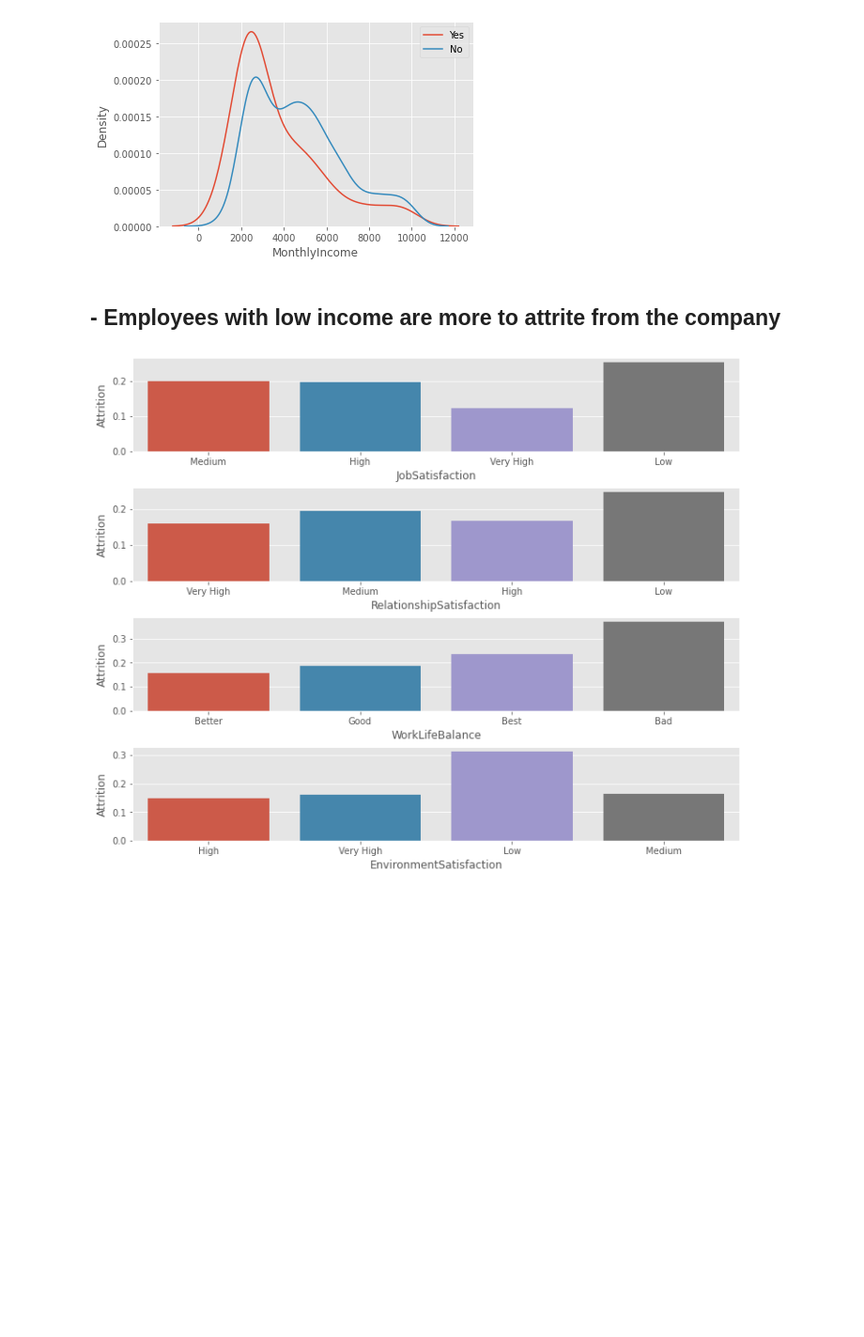
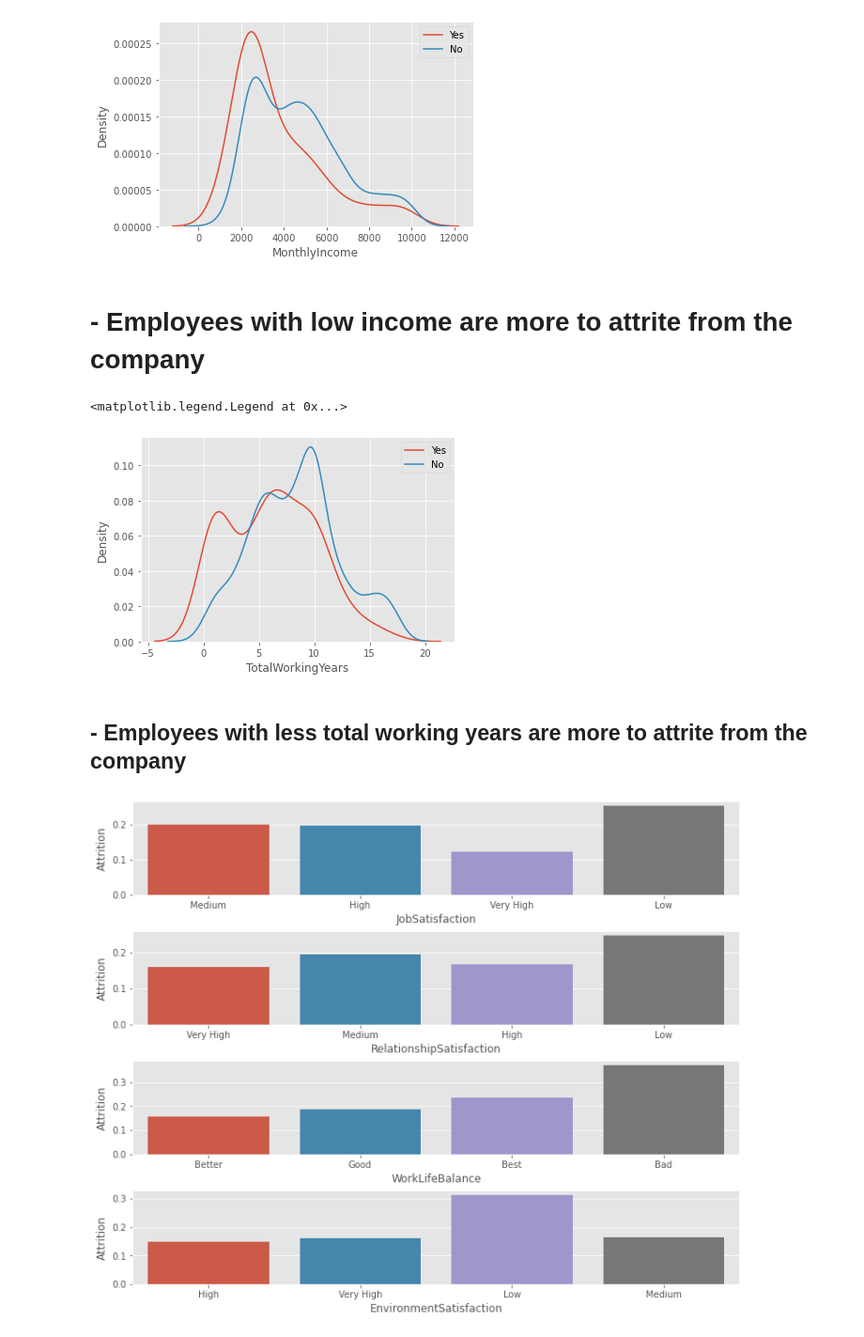
Before and after one commit to asaadalbusaidi/PythonProject1, a Jupyter notebook: Python Project.ipynb, the cells around one changed output. Shown: that part at 94% size. Drawn from its saved outputs; the diff is of its cells as text; code cells hidden in the pictures; blank space fills up the shorter version.

Commit message:
Adding kdeplot
Adding kdeplot for total working years.

```diff
--- a/Python Project.ipynb
+++ b/Python Project.ipynb
@@ -521,8 +521,17 @@ plt.legend(('Yes', 'No'))
 # %% [output]
 <matplotlib.legend.Legend at 0x...>
 [figure]
+# %% [markdown]
+# - Employees with low income are more to attrite from the company
+# %%
+sns.kdeplot(Attrition_Y.TotalWorkingYears)
+sns.kdeplot(Attrition_N.TotalWorkingYears)
+plt.legend(('Yes', 'No'))
+# %% [output]
+<matplotlib.legend.Legend at 0x...>
+[figure, added]
 # %% [markdown]
-## - Employees with low income are more to attrite from the company
+## - Employees with less total working years are more to attrite from the company
 # %%
 # Using subplots to show the realtion between Attrition & 'JobSatisfaction', 'RelationshipSatisfaction', 'WorkLifeBalance', 'EnvironmentSatisfaction'
 cols = ['JobSatisfaction', 'RelationshipSatisfaction', 'WorkLifeBalance', 'EnvironmentSatisfaction']
```
Also changed, not shown: parts of 3 cells of this notebook, 1 other file.
